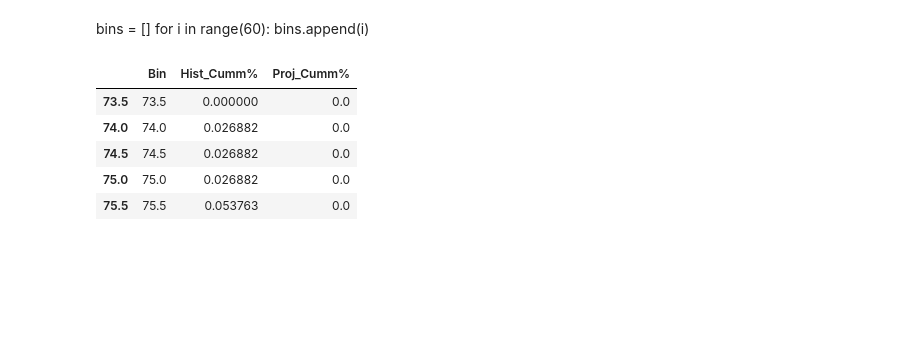
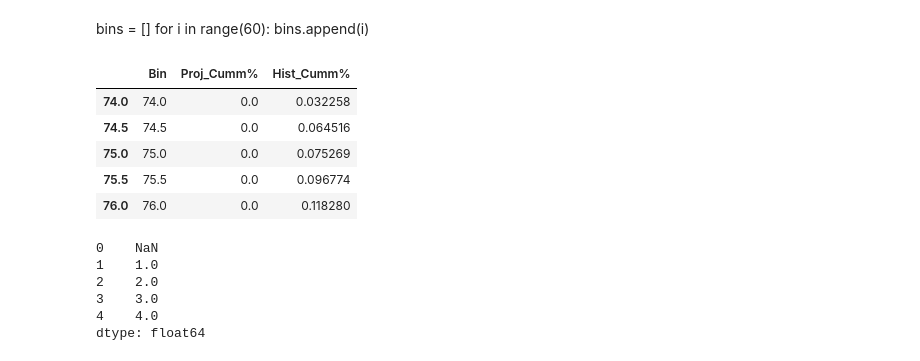
Before and after one commit to kaurlakhveer5/Python, a Jupyter notebook: Cumulative Distribution of TasMax/Probabilistic New Copy 4GCMs.ipynb, the cells around one changed output. Saved outputs shown, nothing was run; the diff lists cells and outputs as text; code cells hidden in the pictures; blank space fills up the shorter version.

```diff
--- a/Cumulative Distribution of TasMax/Probabilistic New Copy 4GCMs.ipynb
+++ b/Cumulative Distribution of TasMax/Probabilistic New Copy 4GCMs.ipynb
@@ -209,0 +222,3 @@ dtype: float64
+# %%
+my_min = min(stacked_hist.min(), stacked_proj.min())
+my_max = max(stacked_hist.max(), stacked_proj.max())
@@ -240,11 +259,13 @@ directory = r'C:\Users\lkaur\Work summer 2019\tasmax_San_Joquan_avg.csv'
 excel_file = df.to_csv(directory, header=True)
 # %%
 # Create bins and labels for the data
-
+import math
+new_min = math.floor(my_min*2) #Times 2 beacuse we are goign to divide in for loop below
+new_max = math.ceil(my_max*2)
 bins = []
 labels = []
 # To get range from 73 to 120 with 0.5 interval
-for i in range(146,240, 1):
+for i in range(new_min, new_max+1, 1):
     bins.append(i/2)
     labels.append(i/2 + 0.5)
 del labels[-1]
@@ -282,7 +308,7 @@ Categories (93, float64): [73.5 < 74.0 < 74.5 < 75.0 ... 118.0 < 118.5 < 119.0 <
 # %%
 # Find frequency of each bin #1 Count the total number when each bin occurs. #2 Divide it by total data points #3 mulitply by 100
-hist_freq = (hist_binned.groupby(hist_binned).count())/(stacked_hist.size)*100
-proj_freq = (proj_binned.groupby(proj_binned).count())/(stacked_proj.size)*100
+hist_freq = (hist_binned.groupby(hist_binned).count())/(hist_binned.size)*100
+proj_freq = (proj_binned.groupby(proj_binned).count())/(proj_binned.size)*100
 #grouped = s.groupby(s)
 # %%
 hist_freq.head(3)
@@ -325,8 +356,8 @@ bins = []
 for i in range(60):
     bins.append(i)
 # %%
-df = pd.DataFrame(
+cumm = pd.DataFrame(
     {'Bin': labels,
-     'Hist_Cumm%': hist_cumm,
-     'Proj_Cumm%': proj_cumm
+     'Proj_Cumm%': proj_cumm,
+     'Hist_Cumm%': hist_cumm
     })
@@ -335,9 +364,19 @@ df = pd.DataFrame(
 # %%
-df.head()
+cumm.head()
 # %% [output]
-|  | Bin | Hist_Cumm% | Proj_Cumm% |
-| 73.5 | 73.5 | 0.000000 | 0.0 |
-| 74.0 | 74.0 | 0.026882 | 0.0 |
-| 74.5 | 74.5 | 0.026882 | 0.0 |
-| 75.0 | 75.0 | 0.026882 | 0.0 |
-| 75.5 | 75.5 | 0.053763 | 0.0 |
+|  | Bin | Proj_Cumm% | Hist_Cumm% |
+| 74.0 | 74.0 | 0.0 | 0.032258 |
+| 74.5 | 74.5 | 0.0 | 0.064516 |
+| 75.0 | 75.0 | 0.0 | 0.075269 |
+| 75.5 | 75.5 | 0.0 | 0.096774 |
+| 76.0 | 76.0 | 0.0 | 0.118280 |
+# %%
+s = pd.Series(range(5))
+s.where(s > 0)
+# %% [output]
+0    NaN
+1    1.0
+2    2.0
+3    3.0
+4    4.0
+dtype: float64
```
Also changed, not shown: parts of 41 cells of this notebook.
